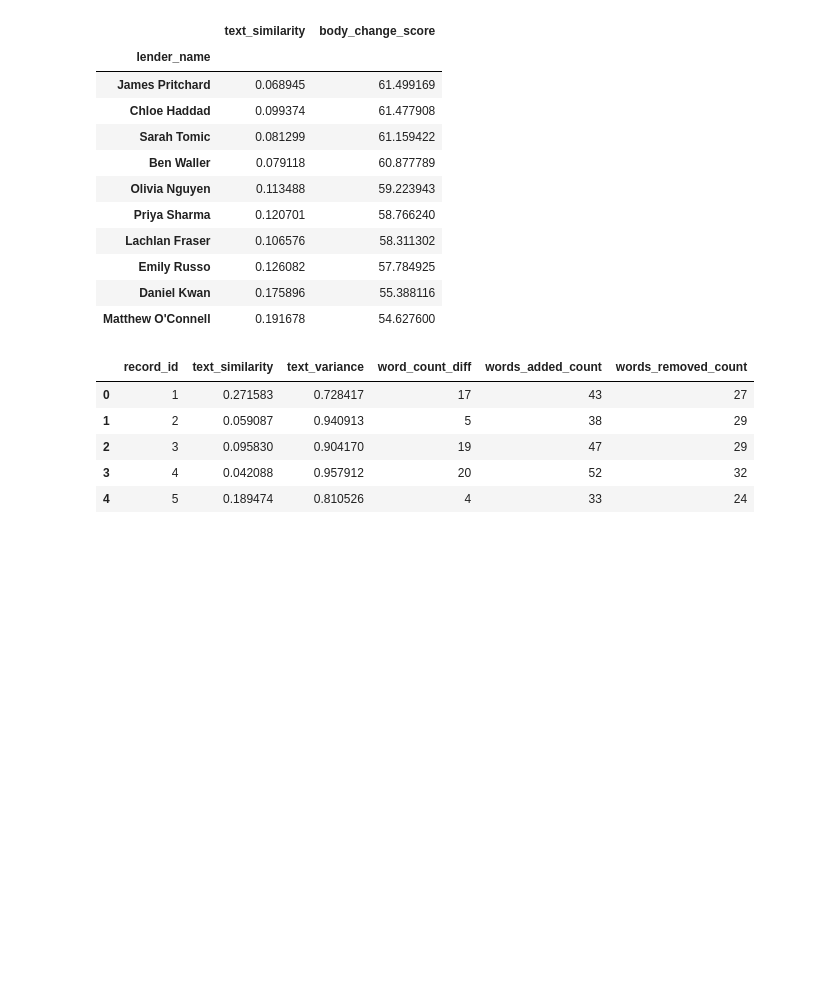
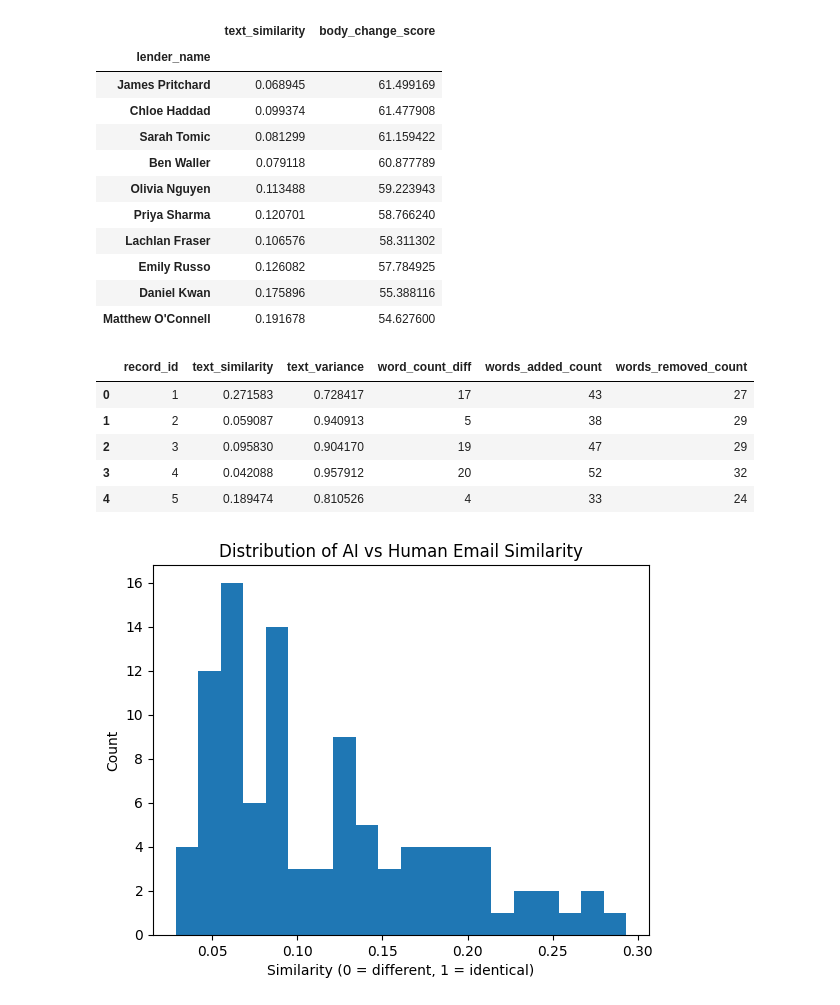
Before and after one commit to suzy-hur/IOD_lab_work, a Jupyter notebook: email_analysis.ipynb, the cells around one changed output. Saved outputs shown, nothing was run; the diff lists cells and outputs as text; code cells hidden in the pictures; blank space fills up the shorter version.

```diff
--- a/email_analysis.ipynb
+++ b/email_analysis.ipynb
@@ -268,3 +268,13 @@ df[['record_id', 'text_similarity', 'text_variance', 'word_count_diff', 'words_a
 | 2 | 3 | 0.095830 | 0.904170 | 19 | 47 | 29 |
 | 3 | 4 | 0.042088 | 0.957912 | 20 | 52 | 32 |
 | 4 | 5 | 0.189474 | 0.810526 | 4 | 33 | 24 |
+# %%
+import matplotlib.pyplot as plt
+
+plt.hist(df['text_similarity'], bins=20)
+plt.title('Distribution of AI vs Human Email Similarity')
+plt.xlabel('Similarity (0 = different, 1 = identical)')
+plt.ylabel('Count')
+plt.show()
+# %% [output]
+[figure, added]
```
Also changed, not shown: parts of 7 cells of this notebook.
